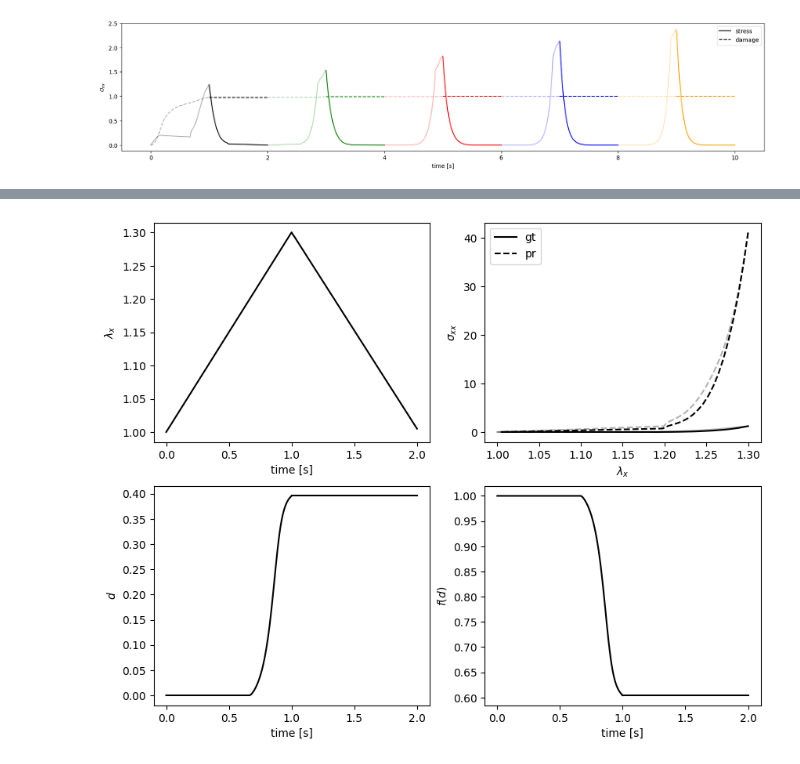
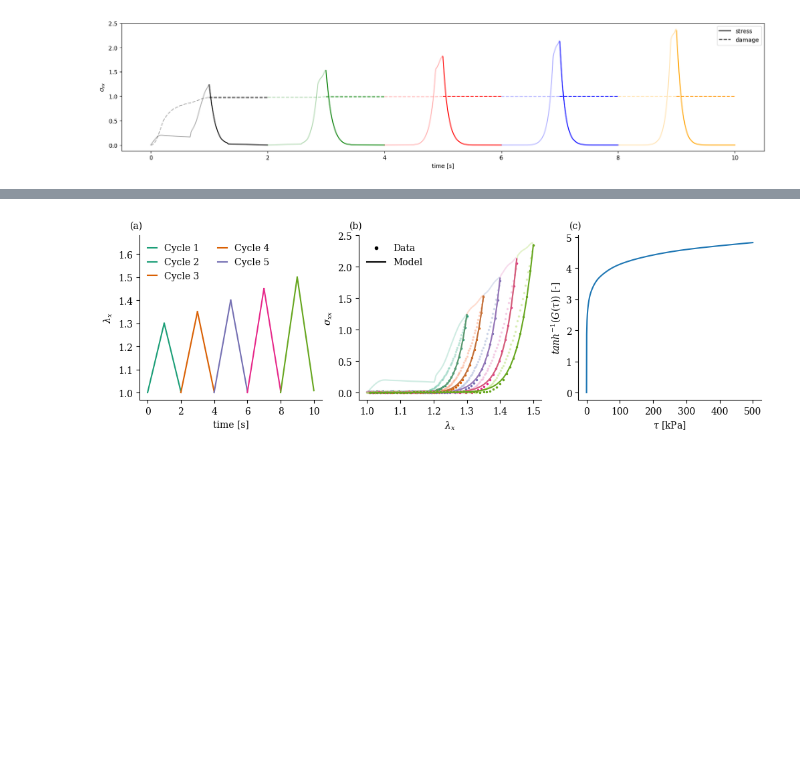
Before and after one commit to tajtac/node_damage, a Jupyter notebook: train_derm1_singlevar.ipynb, the cells around one changed output, grey strips where cells are left out. Cells and saved outputs as stored; diff of their text form; code cells hidden in the pictures; blank space fills up the shorter version.

Commit message:
Added training for dermis and subcutaneous tissue.

```diff
--- a/train_derm1_singlevar.ipynb
+++ b/train_derm1_singlevar.ipynb
@@ -646,17 +647,3 @@ ax[1,1].set(xlabel='time [s]', ylabel='$f(d)$')
 [Text(0.5, 0, 'time [s]'), Text(0, 0.5, '$f(d)$')]
 [figure]
 [figure]
-# %%
-def loss(params_G):
-    params = (params_Psi, params_G)
-    saveat = jnp.linspace(0,1,2)
-    t, lmbx, d_pr = repeat_uniax(params, lmbx_max_list, ddot_vahid, saveat)
-    d_pr = d_pr[:,1]
-    return jnp.mean((d_pr-d_gt)**2)
-
-key, subkey = random.split(key)
-params_G = init_params_damage_simple(key, Psi_layers=[1,3,3,3,1], G_layers=[1,5,5,5,1])[1]
-opt_init, opt_update, get_params = optimizers.adam(1.e-6) #Original: 1.e-4
-opt_state = opt_init(params_G)
-
-params_G, train_loss, _ = train(loss, get_params, opt_update, opt_state, key, nIter = 100000, print_freq=1000)
@@ -688,20 +650,21 @@ print(d_pr[:,1])
 # %%
+plt.rcParams["font.family"] = "serif"
+plt.rcParams["mathtext.fontset"] = "dejavuserif"
+
 params = (params_Psi, params_G)
 f_params = None
 saveat = np.linspace(0,1.0,lmbx_l_gt.shape[1])
 t, _, d = repeat_uniax(params, lmbx_max_list, ddot_vahid, saveat)
 d = np.array(d)
 d = np.clip(d, a_min=0.0, a_max=1.0)
-fig, ax = plt.subplots(2,2,figsize=(10,8))
-fig, ax2 = plt.subplots(figsize=(20,4))
 
-cols = ['black', 'green', 'red', 'blue', 'orange']
-lnstyles = ['solid', 'dashed', 'dotted', 'dashdot']
+resize = 0.8
+n_ax = 3
+fig, ax = plt.subplots(1,3,figsize=(5*n_ax*resize,4*resize))
 
 t0 = 0.0
-for i in range(1):
+for i in range(n_cycles):
     # Loading
-    col = cols[i]
     di = d[i]
     lmbx_l = lmbx_l_gt[i]
     lmby_l = 1.0/np.sqrt(lmbx_l)
@@ -711,15 +674,10 @@ for i in range(1):
 
     sgmx_l_pr = eval_Cauchy_vmap(lmbx_l, lmby_l, di, params)[:,0,0]
 
-    ax[0,0].plot(time_l, lmbx_l, col)
-    ax[0,1].plot(lmbx_l, sgmx_l_pr, col, linestyle='dashed', alpha=0.3)
-    ax[0,1].plot(lmbx_l, sgmx_l, col, linestyle='solid', alpha=0.3)
-    ax[1,0].plot(time_l, di, col)
-    ax[1,1].plot(time_l, f_vmap(di, f_params), col)
-
-    # ax[0,2].plot(time_l, sgmx_l, col, alpha=0.3)
-    ax2.plot(time_l, sgmx_l_pr, col, alpha=0.3)
-    ax2.plot(time_l, di, col, linestyle='dashed', alpha=0.3)
+    ax[0].plot(time_l, lmbx_l, color=plt.cm.Dark2(i))
+    ax[1].plot(lmbx_l, sgmx_l_pr, color=plt.cm.Set2(i), alpha=0.3)
+    ax[1].plot(lmbx_l, sgmx_l, color=plt.cm.Set2(i), marker='.', alpha=0.3, lw=0, markersize=3)
+    # ax[2].plot(time_l, di, color=plt.cm.Dark2(i))
 
     # Unloading
     lmbx_u = np.flip(lmbx_u_gt[i])
@@ -729,29 +687,35 @@ for i in range(1):
     sgmx_u = np.flip(sgmx_u_gt[i])
     sgmx_u_pr = eval_Cauchy_vmap2(lmbx_u, lmby_u, di[-1], params)[:,0,0]
 
-    ax[0,0].plot(time_u, lmbx_u, col)
-    ax[0,1].plot(lmbx_u, sgmx_u_pr, col, linestyle='dashed')
-    ax[0,1].plot(lmbx_u, sgmx_u, col, linestyle='solid')
-    ax[1,0].plot(time_u, di[-1]*np.ones_like(time_u), col)
-    ax[1,1].plot(time_u, f_vmap(di[-1]*np.ones_like(time_u), f_params), col)
+    ax[0].plot(time_u, lmbx_u, color=plt.cm.Dark2(i))
+    ax[1].plot(lmbx_u, sgmx_u_pr, color=plt.cm.Dark2(i))
+    ax[1].plot(lmbx_u, sgmx_u, color=plt.cm.Dark2(i), marker='.', lw=0, markersize=3)
+    # ax[2].plot(time_u, di[-1]*np.ones_like(time_u), color=plt.cm.Dark2(i))
 
-    ax2.plot(time_u, sgmx_u_pr, col)
-    ax2.plot(time_u, di[-1]*np.ones_like(time_u), col, linestyle='dashed')
+ax[0].set(xlabel='time [s]', ylabel = '$\lambda_x$')
 
-    sgmx_l = sgmx_l_gt[i]
+legend_elements = [Line2D([0], [0], color='k', marker='.', linestyle=None, label='Data', lw=0),
+                   Line2D([0], [0], color='k', linestyle='-', label='Model')]
 
-ax[0,0].set(xlabel='time [s]', ylabel = '$\lambda_x$')
+ax[1].legend(handles=legend_elements, frameon=False)
+ax[1].set(xlabel='$\lambda_x$', ylabel='$\sigma_{xx}$')
+# ax[2].set(xlabel='time [s]', ylabel='$d$')
 
-legend_elements = [Line2D([0], [0], color='k', linestyle= '-', label='gt'),
-                   Line2D([0], [0], color='k', linestyle='--', label='pr')]
-ax[0,1].legend(handles=legend_elements)
-ax[0,1].set(xlabel='$\lambda_x$', ylabel='$\sigma_{xx}$')
+[a.spines['top'].set_visible(False)  for a in ax]
+[a.spines['right'].set_visible(False) for a in ax]
+labels='abc'
+for label, axi in zip(labels, ax):
+    axi.text(-0.05, 1.04, '('+label+')', transform=axi.transAxes)
 
-legend_elements = [Line2D([0], [0], color='k', linestyle= '-', label='stress'),
-                   Line2D([0], [0], color='k', linestyle='--', label='damage')]
-ax2.legend(handles=legend_elements)
-ax2.set(xlabel='time [s]', ylabel='$\sigma_{xx}$')
 
-ax[1,0].set(xlabel='time [s]', ylabel='$d$')
-ax[1,1].set(xlabel='time [s]', ylabel='$f(d)$')
+ax[0].plot(0, np.max(lmbx_l)*1.1, alpha=0.0)
+ax[0].legend(['Cycle 1', 'Cycle 2', 'Cycle 3', 'Cycle 4', 'Cycle 5'], ncol=2, frameon=False, handlelength=1, loc='upper left')
+
+x = np.linspace(0,500,1000)
+y = vmap(G, in_axes=(0,None))(x, params_G)
+y = np.arctanh(y)
+ax[2].plot(x,y)
+ax[2].set(xlabel='$\\tau$ [kPa]', ylabel='$tanh^{-1}(G(\\tau))$ [-]')
+
+fig.savefig('figs/fig_derm1.pdf', bbox_inches='tight')
 # %% [output]
@@ -759 +722 @@ ax[1,1].set(xlabel='time [s]', ylabel='$f(d)$')
-[figure, old version]
+[figure, new version]
```
Also changed, not shown: parts of 10 cells of this notebook, 11 other files.
